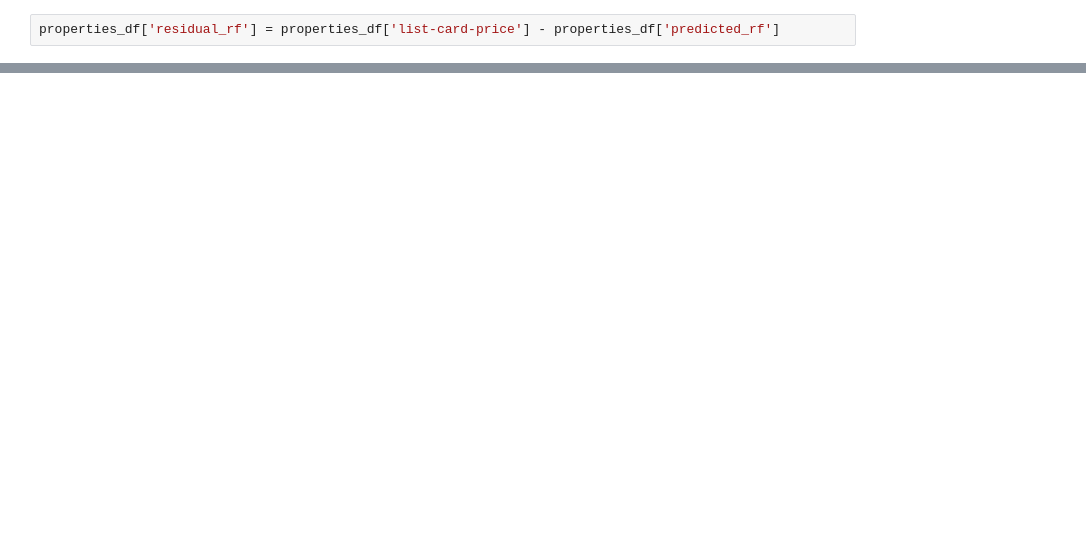
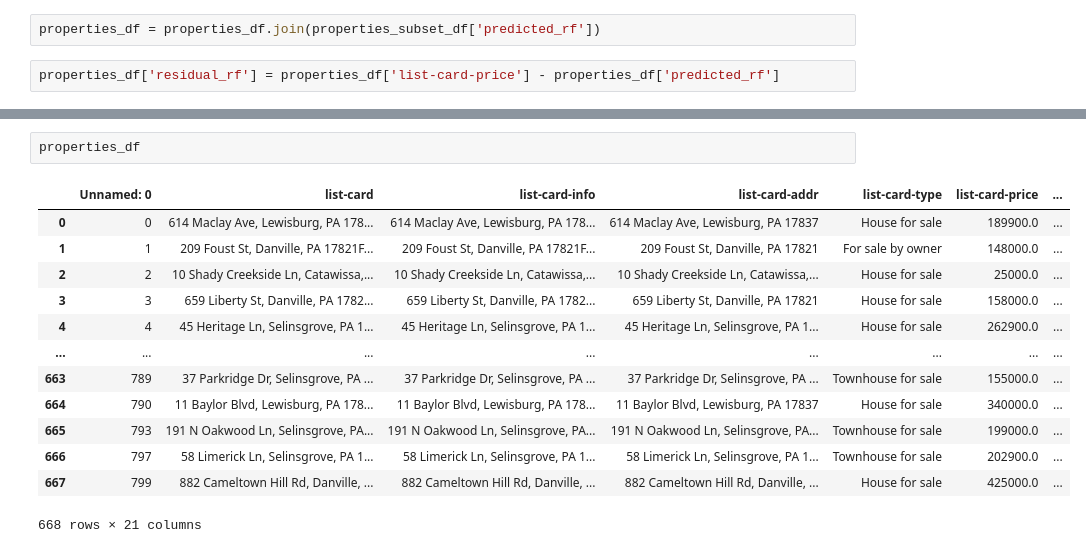
Before and after one commit to wilsonify/ThoughtfulMachineLearning, a Jupyter notebook: notebooks/predict_price_eda.ipynb, the cells around one changed output, grey strips where cells are left out. Saved outputs shown, nothing was run; the diff lists cells and outputs as text; blank space fills up the shorter version.

```diff
--- a/notebooks/predict_price_eda.ipynb
+++ b/notebooks/predict_price_eda.ipynb
@@ -60,3 +65,5 @@ properties_df['predicted_rf'] = rf.predict(X=properties_df[inputs])
+# %%
+properties_df = properties_df.join(properties_subset_df['predicted_rf'])
 # %%
 properties_df['residual_rf'] = properties_df['list-card-price'] - properties_df['predicted_rf']
 # %%
@@ -72 +99,17 @@ sns.scatterplot(data=properties_df,x='list-card-price',y='residual_rf')
+# %%
+properties_df
+# %% [output]
+|  | Unnamed: 0 | list-card | list-card-info | list-card-addr | list-card-type | list-card-price | ... |
+| 0 | 0 | 614 Maclay Ave, Lewisburg, PA 178... | 614 Maclay Ave, Lewisburg, PA 178... | 614 Maclay Ave, Lewisburg, PA 17837 | House for sale | 189900.0 | ... |
+| 1 | 1 | 209 Foust St, Danville, PA 17821F... | 209 Foust St, Danville, PA 17821F... | 209 Foust St, Danville, PA 17821 | For sale by owner | 148000.0 | ... |
+| 2 | 2 | 10 Shady Creekside Ln, Catawissa,... | 10 Shady Creekside Ln, Catawissa,... | 10 Shady Creekside Ln, Catawissa,... | House for sale | 25000.0 | ... |
+| 3 | 3 | 659 Liberty St, Danville, PA 1782... | 659 Liberty St, Danville, PA 1782... | 659 Liberty St, Danville, PA 17821 | House for sale | 158000.0 | ... |
+| 4 | 4 | 45 Heritage Ln, Selinsgrove, PA 1... | 45 Heritage Ln, Selinsgrove, PA 1... | 45 Heritage Ln, Selinsgrove, PA 1... | House for sale | 262900.0 | ... |
+| ... | ... | ... | ... | ... | ... | ... | ... |
+| 663 | 789 | 37 Parkridge Dr, Selinsgrove, PA ... | 37 Parkridge Dr, Selinsgrove, PA ... | 37 Parkridge Dr, Selinsgrove, PA ... | Townhouse for sale | 155000.0 | ... |
+| 664 | 790 | 11 Baylor Blvd, Lewisburg, PA 178... | 11 Baylor Blvd, Lewisburg, PA 178... | 11 Baylor Blvd, Lewisburg, PA 17837 | House for sale | 340000.0 | ... |
+| 665 | 793 | 191 N Oakwood Ln, Selinsgrove, PA... | 191 N Oakwood Ln, Selinsgrove, PA... | 191 N Oakwood Ln, Selinsgrove, PA... | Townhouse for sale | 199000.0 | ... |
+| 666 | 797 | 58 Limerick Ln, Selinsgrove, PA 1... | 58 Limerick Ln, Selinsgrove, PA 1... | 58 Limerick Ln, Selinsgrove, PA 1... | Townhouse for sale | 202900.0 | ... |
+| 667 | 799 | 882 Cameltown Hill Rd, Danville, ... | 882 Cameltown Hill Rd, Danville, ... | 882 Cameltown Hill Rd, Danville, ... | House for sale | 425000.0 | ... |
+668 rows × 21 columns
 # %%
```
Also changed, not shown: parts of 13 cells of this notebook, 2 other files.
